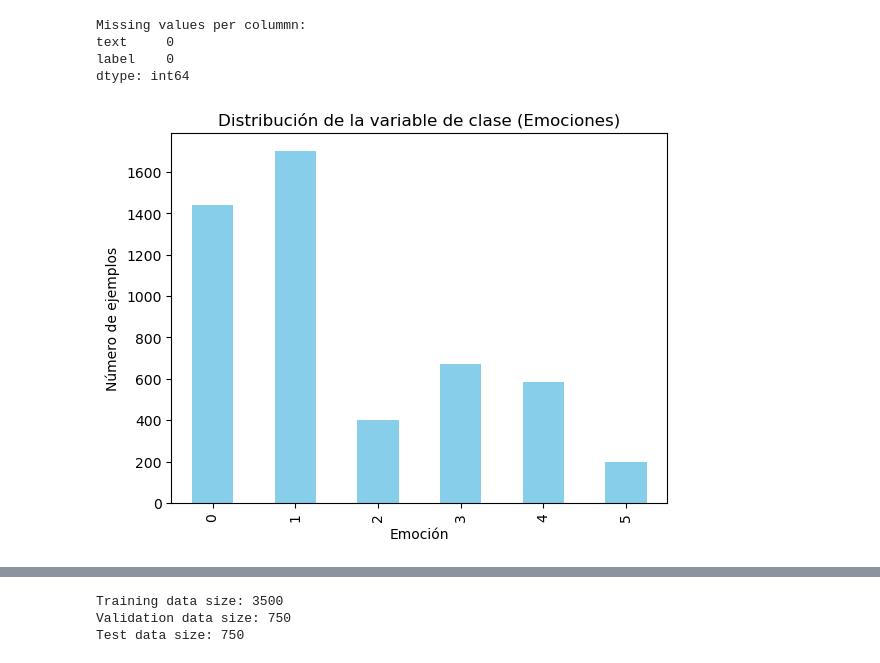
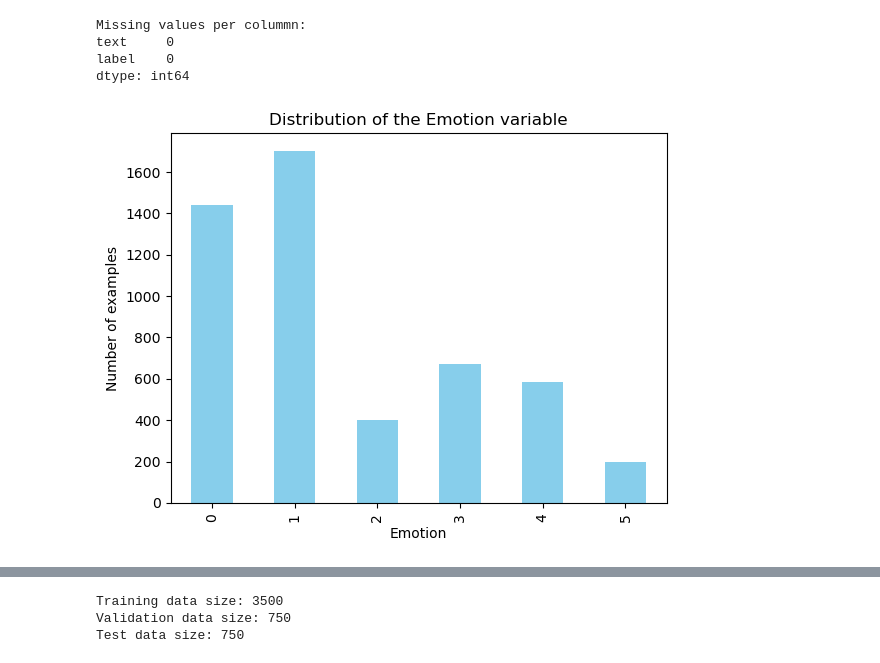
Before and after one commit to sofiaamartinezz/IS_Seminar2, a Jupyter notebook: assignment.ipynb, the cells around one changed output, grey strips where cells are left out. Saved outputs shown, nothing was run; the diff lists cells and outputs as text; code cells hidden in the pictures.

```diff
--- a/assignment.ipynb
+++ b/assignment.ipynb
@@ -42,14 +42,14 @@ dtype: int64
 # %%
 # Data distribution
 class_distribution = df['label'].value_counts().sort_index()
 
 class_distribution.plot(kind='bar', color='skyblue')
-plt.title('Distribución de la variable de clase (Emociones)')
-plt.xlabel('Emoción')
-plt.ylabel('Número de ejemplos')
+plt.title('Distribution of the Emotion variable')
+plt.xlabel('Emotion')
+plt.ylabel('Number of examples')
 plt.show()
 # %% [output]
-[figure, old version]
+[figure, new version]
 # %%
 # Text lengths
 df['text_length'] = df['text'].apply(len)
```
Also changed, not shown: parts of 22 cells of this notebook, 2 other files.
